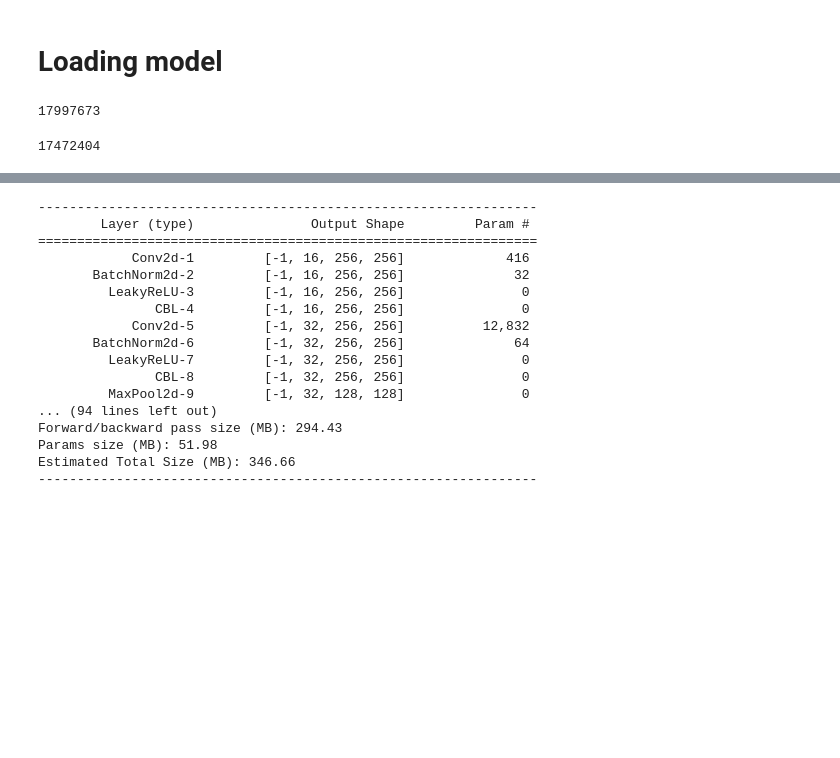
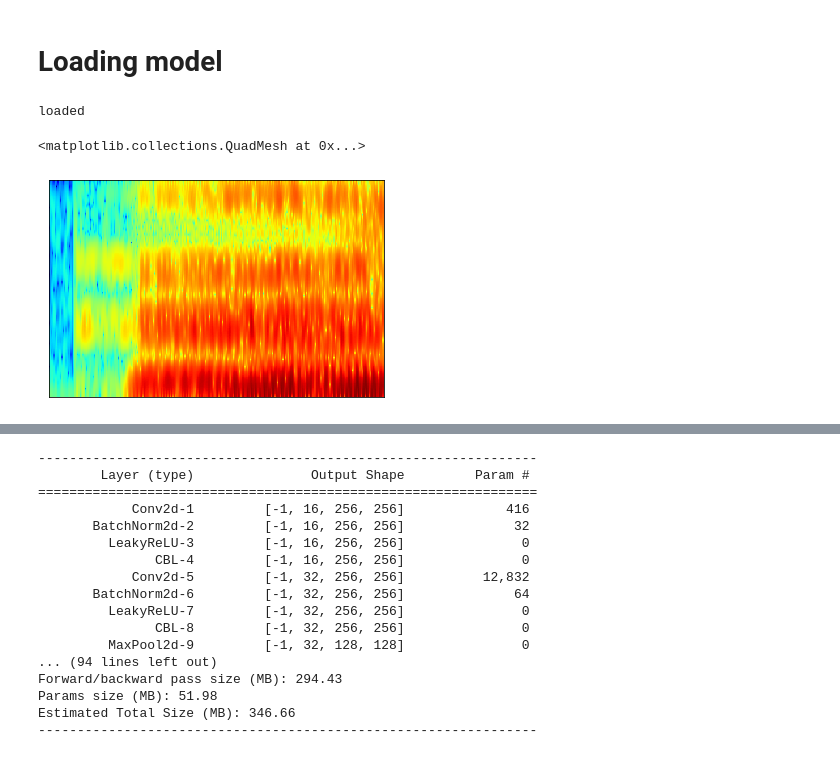
Before and after one commit to iabd/Dereverbify, a Jupyter notebook: attention.ipynb, the cells around one changed output, grey strips where cells are left out. Saved outputs shown, nothing was run; the diff lists cells and outputs as text; code cells hidden in the pictures; blank space fills up the shorter version.

```diff
--- a/attention.ipynb
+++ b/attention.ipynb
@@ -10,7 +10,7 @@ import soundfile as sf
 # %% [markdown]
 ## Testing the whole reconstruction using mag and phase
 # %%
-wav="../datadrive/ljspeech/revWavs/LJ001-0048.wav"
+wav="../datadrive/ljwitcher/revWavs/LJ001-0048.wav"
 #his letter is admirably clear and regular, but at least as beautiful as any other Roman type
 # wav="../datadrive/random/reverbed/CA02_05.wav"
 # wav="../../reverberant_speech_classroom.wav"
@@ -222,5 +235,19 @@ net=UNet(1,1)
 # net.load_state_dict(ckp['modelStateDict'])
 # net.eval()
 # print('loaded')
+checkpoint="newExpsmallCheckpoint.pt"
+# checkpoint="/Users/zombie/diceBCE11k.pt"
+
+ckp=torch.load(checkpoint, map_location='cpu')
+net.load_state_dict(ckp['modelStateDict'])
+net.eval()
+print('loaded')
+# %% [output]
+loaded
+# %%
+librosa.display.specshow(librosa.power_to_db(magBatch[0][0]), cmap=cm.jet)
+# %% [output]
+<matplotlib.collections.QuadMesh at 0x...>
+[figure, added]
 # %%
 from torchsummary import summary
@@ -229,9 +254 @@ net2=UNet(1,1)
 from utils import countParams
-# %%
-countParams(net)
-# %% [output]
-17997673
-# %%
-countParams(net2)
-# %% [output]
-17472404
```
Also changed, not shown: parts of 8 cells of this notebook, 3 other files.
